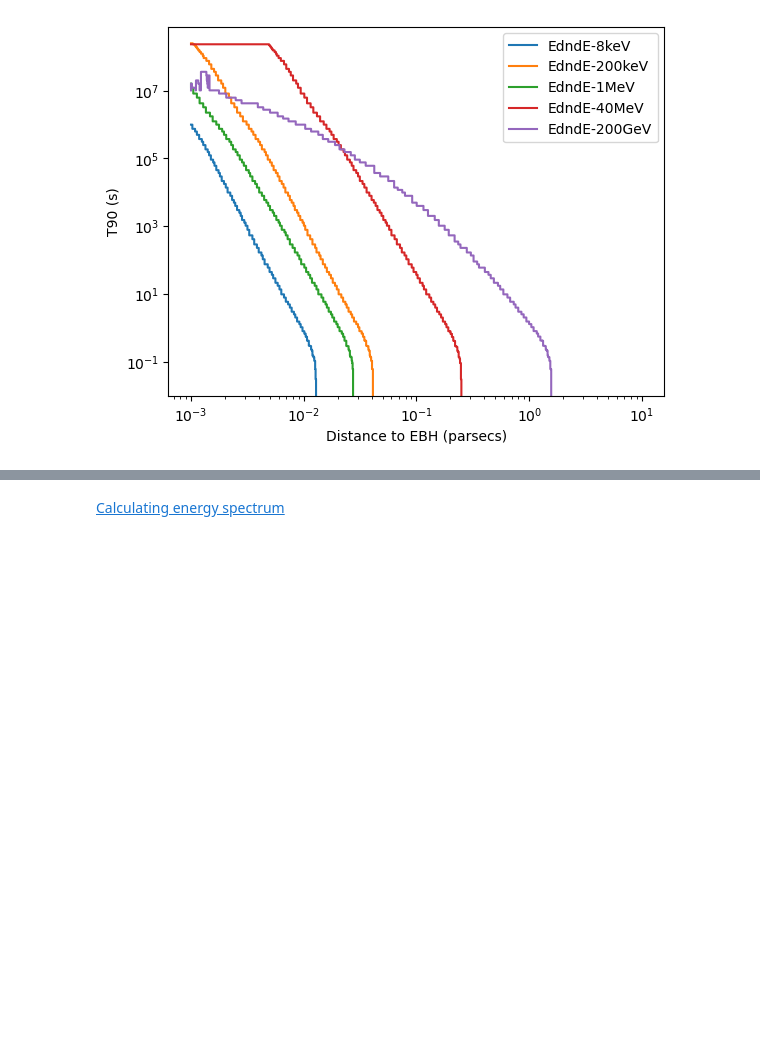
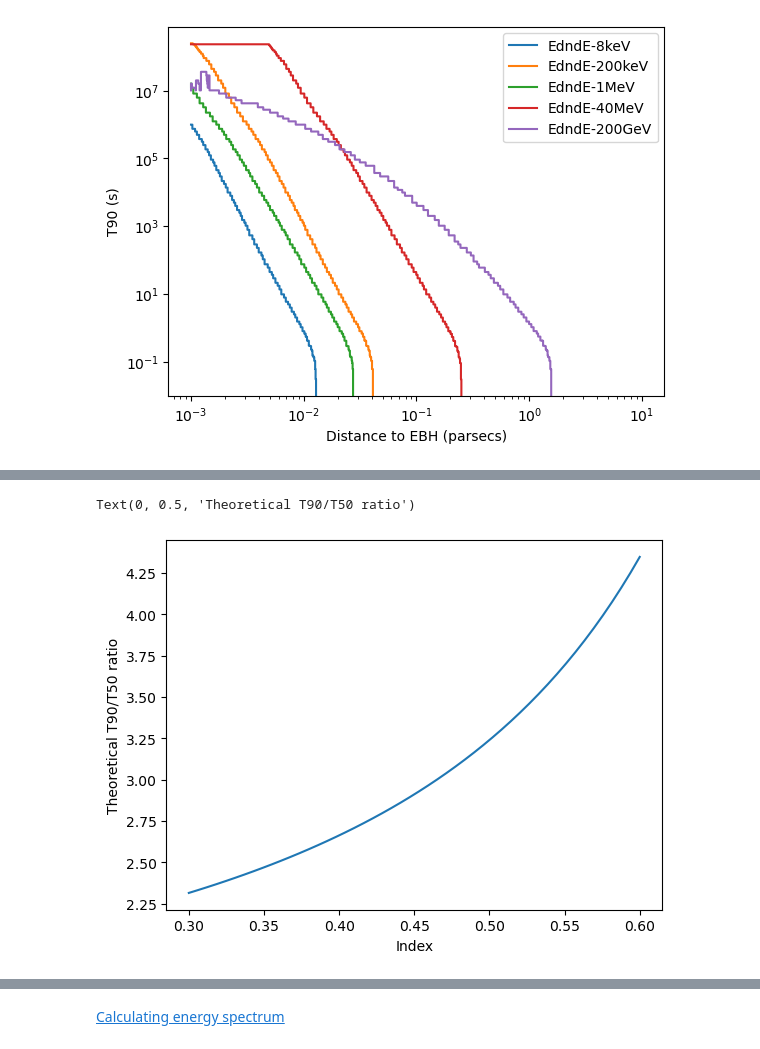
Before and after one commit to xboluna/Research, a Jupyter notebook: BHRad/Modelling/BHawk_Modelling.ipynb, the cells around one changed output, grey strips where cells are left out. Saved outputs shown, nothing was run; the diff lists cells and outputs as text; code cells hidden in the pictures; blank space fills up the shorter version.

Commit message:
Some theoretical math for the T90/T50

```diff
--- a/BHRad/Modelling/BHawk_Modelling.ipynb
+++ b/BHRad/Modelling/BHawk_Modelling.ipynb
@@ -311 +331,10 @@ ax.set_xscale('log')
+# %%
+indices = np.linspace(0.3,0.6)
+Tdiv = lambda index: (9/5)**(1/(1-index))
+plt.plot(indices, Tdiv(indices))
+plt.xlabel('Index')
+plt.ylabel('Theoretical T90/T50 ratio')
+# %% [output]
+Text(0, 0.5, 'Theoretical T90/T50 ratio')
+[figure, added]
 # %%
```
Also changed, not shown: parts of 3 cells of this notebook, 1 other file.
